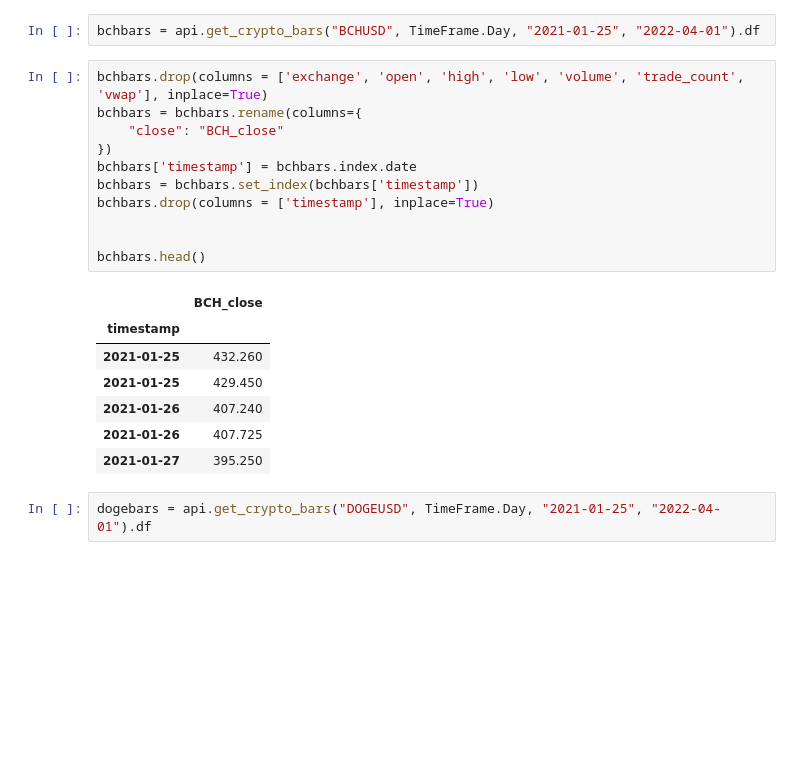
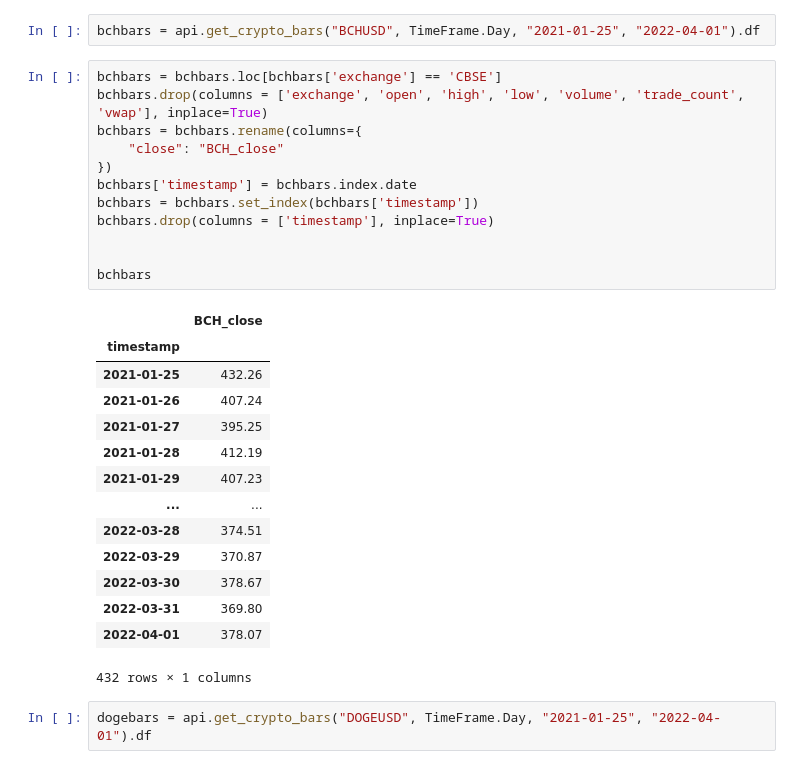
Before and after one commit to MarcAgnew055/Project-1, a Jupyter notebook: Project.ipynb, the cells around one changed output. Drawn from its saved outputs; the diff is of its cells as text; blank space fills up the shorter version.

```diff
--- a/Project.ipynb
+++ b/Project.ipynb
@@ -92,24 +129,32 @@ solbars.head()
 # %%
 bchbars = api.get_crypto_bars("BCHUSD", TimeFrame.Day, "2021-01-25", "2022-04-01").df
 # %%
+bchbars = bchbars.loc[bchbars['exchange'] == 'CBSE']
 bchbars.drop(columns = ['exchange', 'open', 'high', 'low', 'volume', 'trade_count', 'vwap'], inplace=True)
 bchbars = bchbars.rename(columns={
     "close": "BCH_close"
 })
 bchbars['timestamp'] = bchbars.index.date
 bchbars = bchbars.set_index(bchbars['timestamp'])
 bchbars.drop(columns = ['timestamp'], inplace=True)
 
 
-bchbars.head()
+bchbars
 # %% [output]
 |  | BCH_close |
 | timestamp |  |
-| 2021-01-25 | 432.260 |
-| 2021-01-25 | 429.450 |
-| 2021-01-26 | 407.240 |
-| 2021-01-26 | 407.725 |
-| 2021-01-27 | 395.250 |
+| 2021-01-25 | 432.26 |
+| 2021-01-26 | 407.24 |
+| 2021-01-27 | 395.25 |
+| 2021-01-28 | 412.19 |
+| 2021-01-29 | 407.23 |
+| ... | ... |
+| 2022-03-28 | 374.51 |
+| 2022-03-29 | 370.87 |
+| 2022-03-30 | 378.67 |
+| 2022-03-31 | 369.80 |
+| 2022-04-01 | 378.07 |
+432 rows × 1 columns
 # %%
 dogebars = api.get_crypto_bars("DOGEUSD", TimeFrame.Day, "2021-01-25", "2022-04-01").df
 # %%
```
Also changed, not shown: parts of 15 cells of this notebook.
